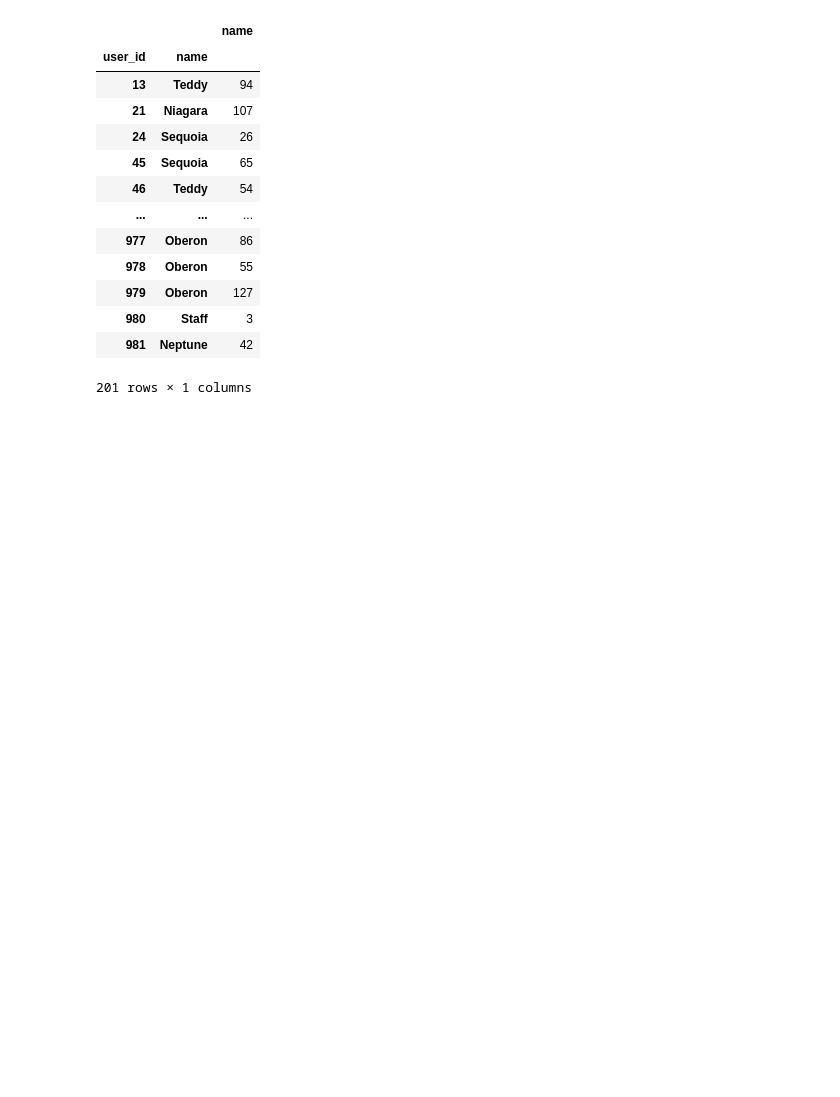
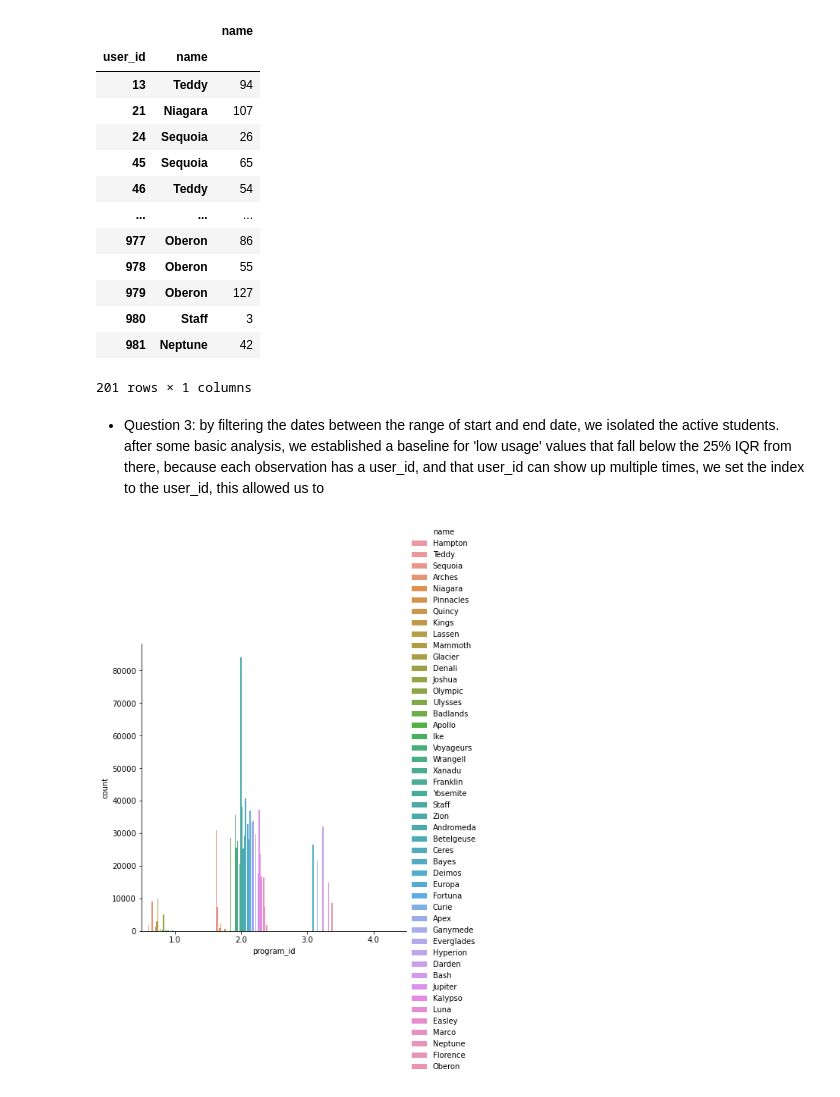
Before and after one commit to tim-keriazes/anomaly-detection-project, a Jupyter notebook: tim_working_notebook_two.ipynb, the cells around one changed output. Drawn from its saved outputs; the diff is of its cells as text; code cells hidden in the pictures; blank space fills up the shorter version.

```diff
--- a/tim_working_notebook_two.ipynb
+++ b/tim_working_notebook_two.ipynb
@@ -137,0 +118,8 @@ df[(df.cohort_id < lowerbound)|(df.cohort_id>upperbound)]
+# %% [markdown]
+- Question 3: by filtering the dates between the range of start and end date, we isolated the active students. after some basic analysis, we established a baseline for 'low usage' values that fall below the 25% IQR from there, because each observation has a user_id, and that user_id can show up multiple times, we set the index to the user_id, this allowed us to
+# %%
+g = sns.catplot(x="program_id", hue="name",
+                data=active_students, kind="count",
+                height=6, aspect=1);
+# %% [output]
+[figure, added]
```
Also changed, not shown: parts of 8 cells of this notebook.
